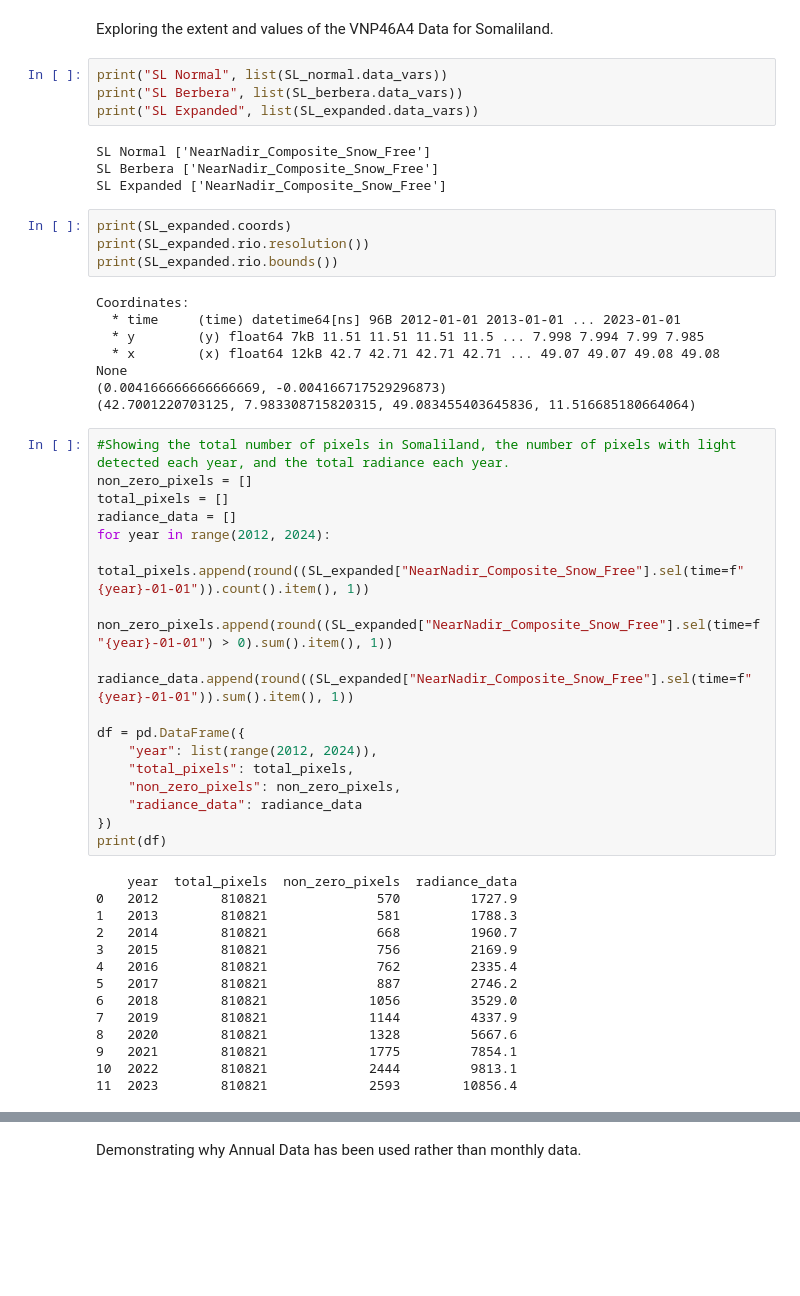
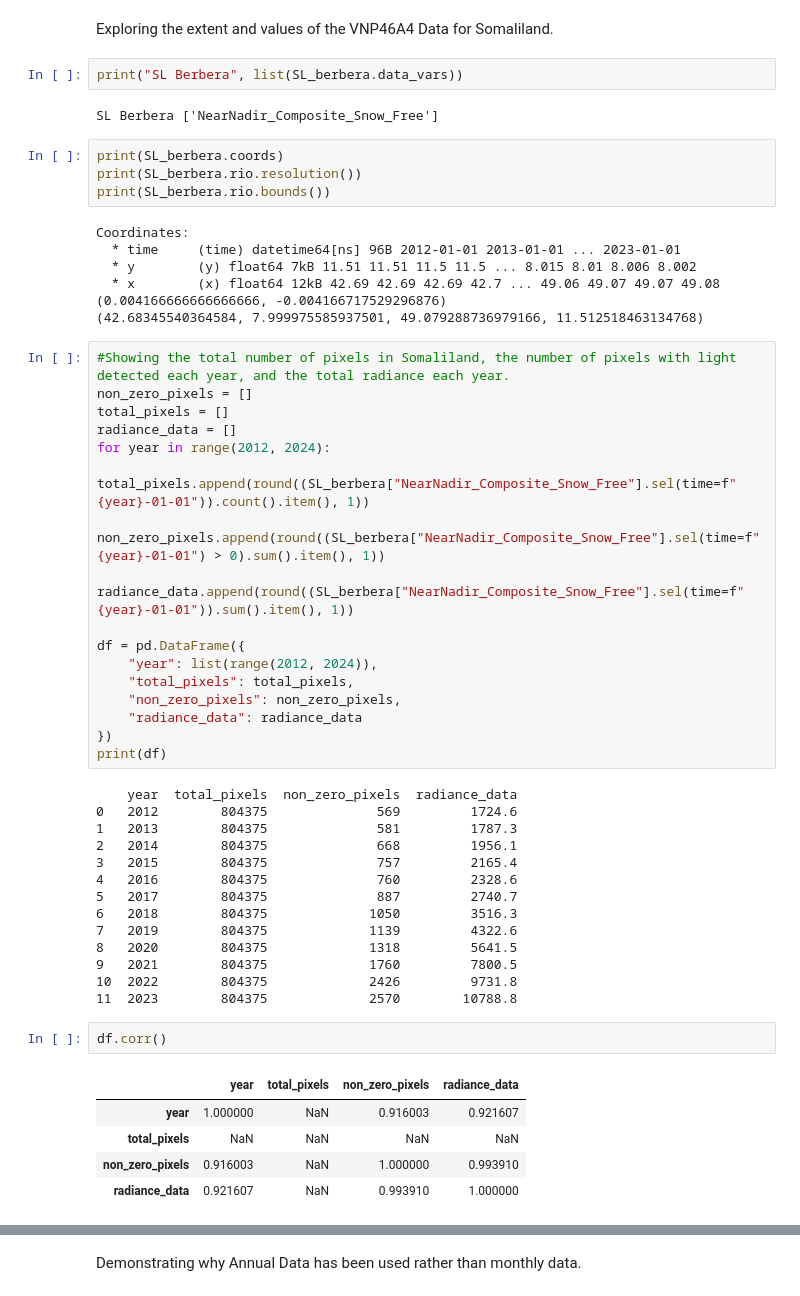
Before and after one commit to SamMcG1997/NTL_Somaliland, a Jupyter notebook: notebooks/2_Exploratory_Analysis.ipynb, the cells around one changed output, grey strips where cells are left out. Drawn from its saved outputs; the diff is of its cells as text; blank space fills up the shorter version.

```diff
--- a/notebooks/2_Exploratory_Analysis.ipynb
+++ b/notebooks/2_Exploratory_Analysis.ipynb
@@ -47,34 +24,29 @@ SL_num = xr.open_dataset("../data/NTL_Data_A4/141225_Num_SL_VNP46A3_EM_2012_2017
 # %% [markdown]
 Exploring the extent and values of the VNP46A4 Data for Somaliland.
 # %%
-print("SL Normal", list(SL_normal.data_vars))
 print("SL Berbera", list(SL_berbera.data_vars))
-print("SL Expanded", list(SL_expanded.data_vars))
 # %% [output]
-SL Normal ['NearNadir_Composite_Snow_Free']
 SL Berbera ['NearNadir_Composite_Snow_Free']
-SL Expanded ['NearNadir_Composite_Snow_Free']
 # %%
-print(SL_expanded.coords)
-print(SL_expanded.rio.resolution())
-print(SL_expanded.rio.bounds())
+print(SL_berbera.coords)
+print(SL_berbera.rio.resolution())
+print(SL_berbera.rio.bounds())
 # %% [output]
 Coordinates:
   * time     (time) datetime64[ns] 96B 2012-01-01 2013-01-01 ... 2023-01-01
-  * y        (y) float64 7kB 11.51 11.51 11.51 11.5 ... 7.998 7.994 7.99 7.985
-  * x        (x) float64 12kB 42.7 42.71 42.71 42.71 ... 49.07 49.07 49.08 49.08
-None
-(0.004166666666666669, -0.004166717529296873)
-(42.7001220703125, 7.983308715820315, 49.083455403645836, 11.516685180664064)
+  * y        (y) float64 7kB 11.51 11.51 11.5 11.5 ... 8.015 8.01 8.006 8.002
+  * x        (x) float64 12kB 42.69 42.69 42.69 42.7 ... 49.06 49.07 49.07 49.08
+(0.004166666666666666, -0.004166717529296876)
+(42.68345540364584, 7.999975585937501, 49.079288736979166, 11.512518463134768)
 # %%
 #Showing the total number of pixels in Somaliland, the number of pixels with light detected each year, and the total radiance each year.
 non_zero_pixels = []
 total_pixels = []
 radiance_data = []
 for year in range(2012, 2024):
-    total_pixels.append(round((SL_expanded["NearNadir_Composite_Snow_Free"].sel(time=f"{year}-01-01")).count().item(), 1))
-    non_zero_pixels.append(round((SL_expanded["NearNadir_Composite_Snow_Free"].sel(time=f"{year}-01-01") > 0).sum().item(), 1))
-    radiance_data.append(round((SL_expanded["NearNadir_Composite_Snow_Free"].sel(time=f"{year}-01-01")).sum().item(), 1))
+    total_pixels.append(round((SL_berbera["NearNadir_Composite_Snow_Free"].sel(time=f"{year}-01-01")).count().item(), 1))
+    non_zero_pixels.append(round((SL_berbera["NearNadir_Composite_Snow_Free"].sel(time=f"{year}-01-01") > 0).sum().item(), 1))
+    radiance_data.append(round((SL_berbera["NearNadir_Composite_Snow_Free"].sel(time=f"{year}-01-01")).sum().item(), 1))
 
 df = pd.DataFrame({
     "year": list(range(2012, 2024)),
@@ -85,15 +57,23 @@ df = pd.DataFrame({
 print(df)
 # %% [output]
     year  total_pixels  non_zero_pixels  radiance_data
-0   2012        810821              570         1727.9
-1   2013        810821              581         1788.3
-2   2014        810821              668         1960.7
-3   2015        810821              756         2169.9
-4   2016        810821              762         2335.4
-5   2017        810821              887         2746.2
-6   2018        810821             1056         3529.0
-7   2019        810821             1144         4337.9
-8   2020        810821             1328         5667.6
-9   2021        810821             1775         7854.1
-10  2022        810821             2444         9813.1
-11  2023        810821             2593        10856.4
+0   2012        804375              569         1724.6
+1   2013        804375              581         1787.3
+2   2014        804375              668         1956.1
+3   2015        804375              757         2165.4
+4   2016        804375              760         2328.6
+5   2017        804375              887         2740.7
+6   2018        804375             1050         3516.3
+7   2019        804375             1139         4322.6
+8   2020        804375             1318         5641.5
+9   2021        804375             1760         7800.5
+10  2022        804375             2426         9731.8
+11  2023        804375             2570        10788.8
+# %%
+df.corr()
+# %% [output]
+|  | year | total_pixels | non_zero_pixels | radiance_data |
+| year | 1.000000 | NaN | 0.916003 | 0.921607 |
+| total_pixels | NaN | NaN | NaN | NaN |
+| non_zero_pixels | 0.916003 | NaN | 1.000000 | 0.993910 |
+| radiance_data | 0.921607 | NaN | 0.993910 | 1.000000 |
```
Also changed, not shown: parts of 16 cells of this notebook, 7 other files.
